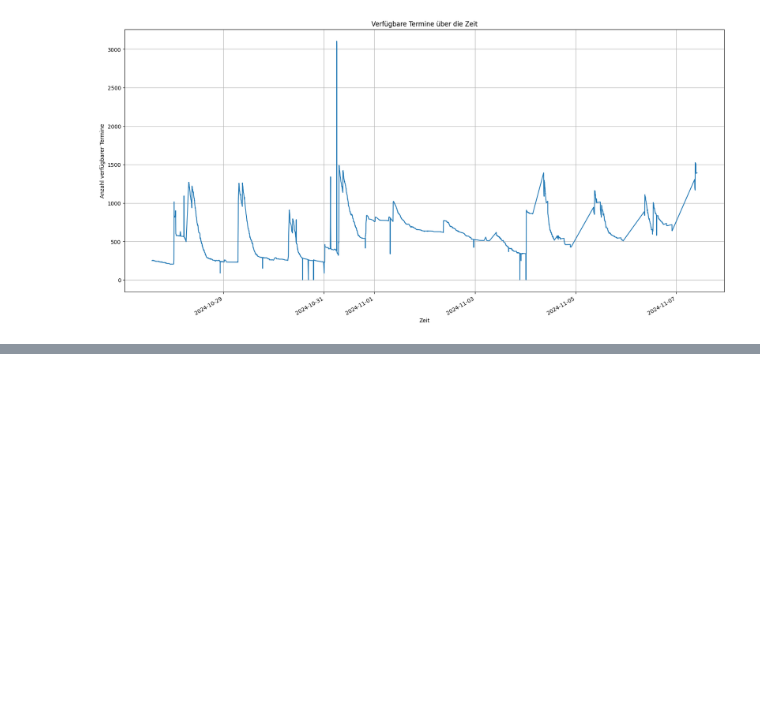
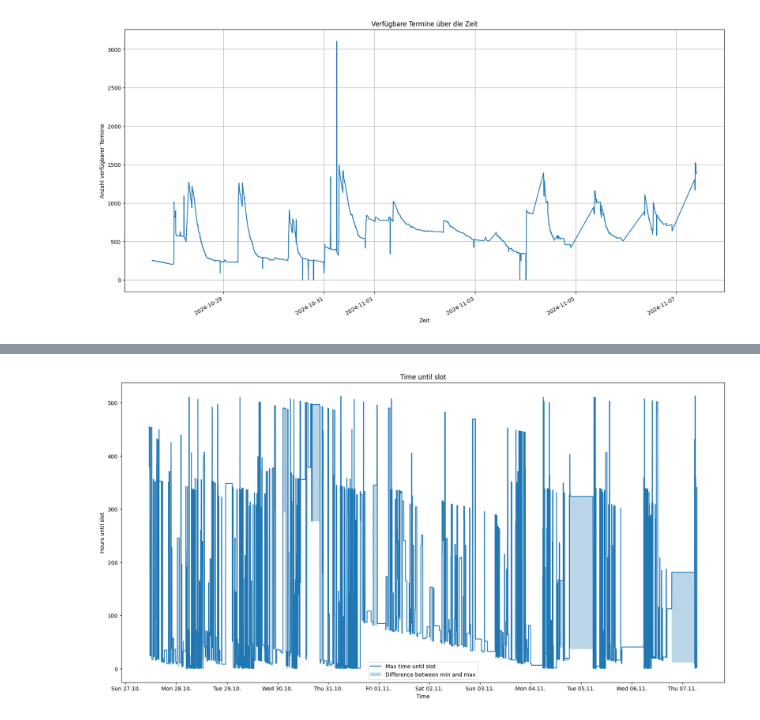
Before and after one commit to davidkempkens/appointment-scraper, a Jupyter notebook: dashboard_v2.ipynb, the cells around one changed output, grey strips where cells are left out. Saved outputs shown, nothing was run; the diff lists cells and outputs as text; code cells hidden in the pictures; blank space fills up the shorter version.

```diff
--- a/dashboard_v2.ipynb
+++ b/dashboard_v2.ipynb
@@ -251,0 +266,31 @@ plt.show()
+# %%
+# fill every minute between the timestamps with the last value in time_until_slot dataframe
+time_until_slot_filled = time_until_slot.resample("T").ffill()
+
+fig, ax = plt.subplots(figsize=(20, 10))
+ax.plot(
+    time_until_slot_filled.index,
+    time_until_slot_filled["time_until_slot_max"],
+    label="Max time until slot",
+)
+
+ax.fill_between(
+    time_until_slot_filled.index,
+    time_until_slot_filled["time_until_slot_min"],
+    time_until_slot_filled["time_until_slot_max"],
+    alpha=0.3,
+    label="Difference between min and max",
+)
+
+ax.xaxis.set_major_locator(mdates.HourLocator(interval=24))
+ax.xaxis.set_major_formatter(mdates.DateFormatter("%a %d.%m."))
+
+
+ax.set_title("Time until slot")
+ax.set_xlabel("Time")
+ax.set_ylabel("Hours until slot")
+ax.legend()
+
+plt.show()
+# %% [output]
+[figure, added]
```
Also changed, not shown: parts of 5 cells of this notebook.
